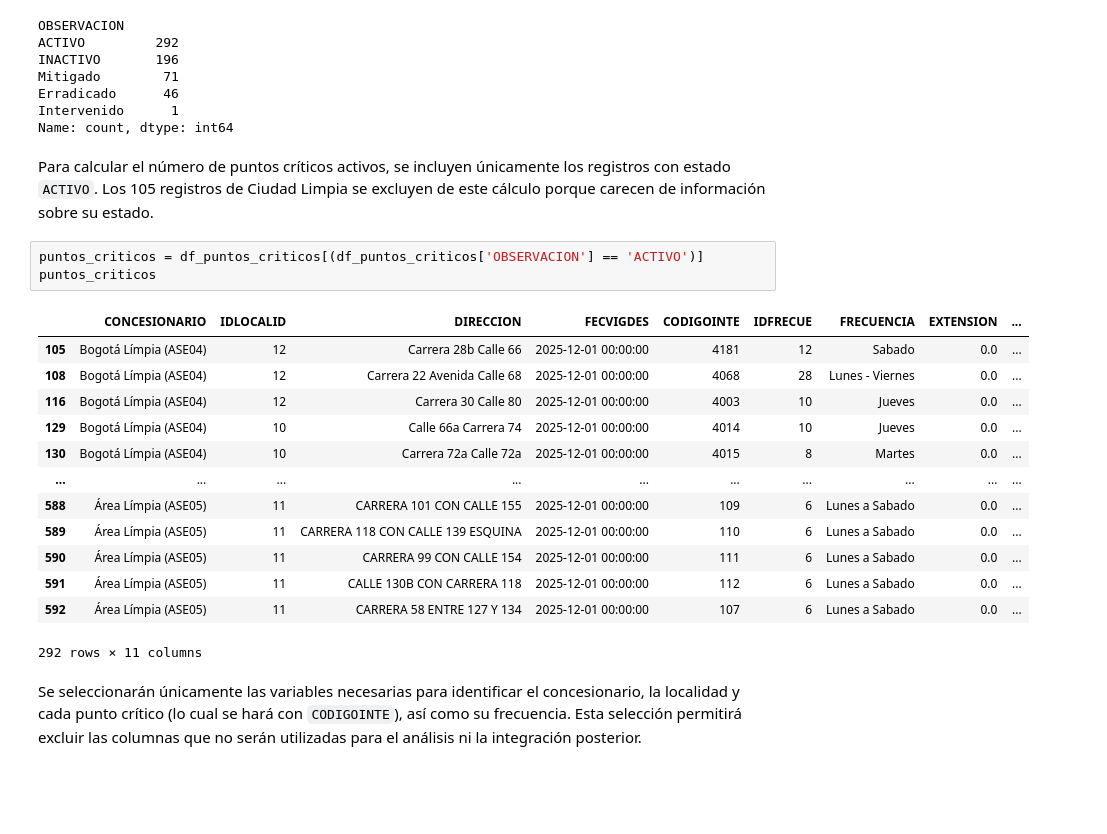
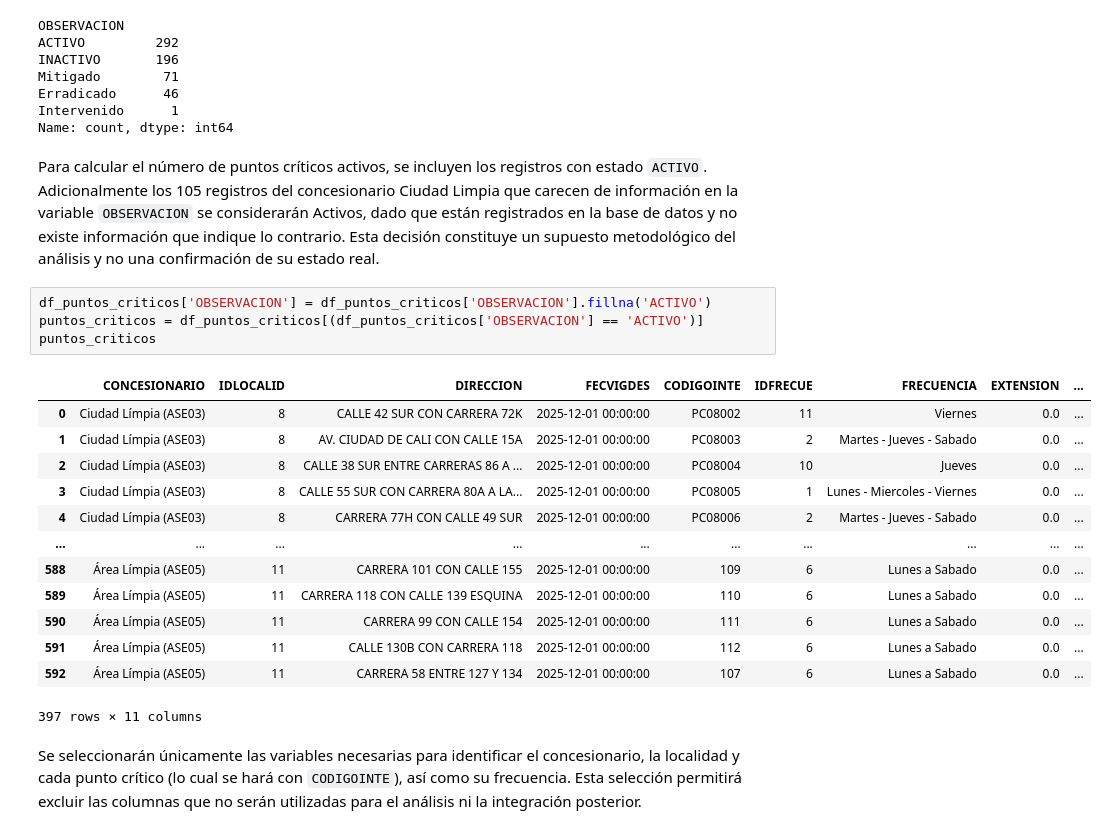
Before and after one commit to Ale92009/DATA1002_Proyecto2, a Jupyter notebook: notebooks/desarrollo.ipynb, the cells around one changed output. Drawn from its saved outputs; the diff is of its cells as text; blank space fills up the shorter version.

```diff
--- a/notebooks/desarrollo.ipynb
+++ b/notebooks/desarrollo.ipynb
@@ -351,24 +351,25 @@ Erradicado      46
 Intervenido      1
 Name: count, dtype: int64
 # %% [markdown]
-Para calcular el número de puntos críticos activos, se incluyen únicamente los registros con estado `ACTIVO`. Los 105 registros de Ciudad Limpia se excluyen de este cálculo porque carecen de información sobre su estado.
+Para calcular el número de puntos críticos activos, se incluyen los registros con estado `ACTIVO`. Adicionalmente los 105 registros del concesionario Ciudad Limpia que carecen de información en la variable `OBSERVACION` se considerarán Activos, dado que están registrados en la base de datos y no existe información que indique lo contrario. Esta decisión constituye un supuesto metodológico del análisis y no una confirmación de su estado real.
 # %%
+df_puntos_criticos['OBSERVACION'] = df_puntos_criticos['OBSERVACION'].fillna('ACTIVO')
 puntos_criticos = df_puntos_criticos[(df_puntos_criticos['OBSERVACION'] == 'ACTIVO')]
 puntos_criticos
 # %% [output]
 |  | CONCESIONARIO | IDLOCALID | DIRECCION | FECVIGDES | CODIGOINTE | IDFRECUE | FRECUENCIA | EXTENSION | ... |
-| 105 | Bogotá Límpia (ASE04) | 12 | Carrera 28b Calle 66 | 2025-12-01 00:00:00 | 4181 | 12 | Sabado | 0.0 | ... |
-| 108 | Bogotá Límpia (ASE04) | 12 | Carrera 22 Avenida Calle 68 | 2025-12-01 00:00:00 | 4068 | 28 | Lunes - Viernes | 0.0 | ... |
-| 116 | Bogotá Límpia (ASE04) | 12 | Carrera 30 Calle 80 | 2025-12-01 00:00:00 | 4003 | 10 | Jueves | 0.0 | ... |
-| 129 | Bogotá Límpia (ASE04) | 10 | Calle 66a Carrera 74 | 2025-12-01 00:00:00 | 4014 | 10 | Jueves | 0.0 | ... |
-| 130 | Bogotá Límpia (ASE04) | 10 | Carrera 72a Calle 72a | 2025-12-01 00:00:00 | 4015 | 8 | Martes | 0.0 | ... |
+| 0 | Ciudad Límpia (ASE03) | 8 | CALLE 42 SUR CON CARRERA 72K | 2025-12-01 00:00:00 | PC08002 | 11 | Viernes | 0.0 | ... |
+| 1 | Ciudad Límpia (ASE03) | 8 | AV. CIUDAD DE CALI CON CALLE 15A | 2025-12-01 00:00:00 | PC08003 | 2 | Martes - Jueves - Sabado | 0.0 | ... |
+| 2 | Ciudad Límpia (ASE03) | 8 | CALLE 38 SUR ENTRE CARRERAS 86 A ... | 2025-12-01 00:00:00 | PC08004 | 10 | Jueves | 0.0 | ... |
+| 3 | Ciudad Límpia (ASE03) | 8 | CALLE 55 SUR CON CARRERA 80A A LA... | 2025-12-01 00:00:00 | PC08005 | 1 | Lunes - Miercoles - Viernes | 0.0 | ... |
+| 4 | Ciudad Límpia (ASE03) | 8 | CARRERA 77H CON CALLE 49 SUR | 2025-12-01 00:00:00 | PC08006 | 2 | Martes - Jueves - Sabado | 0.0 | ... |
 | ... | ... | ... | ... | ... | ... | ... | ... | ... | ... |
 | 588 | Área Límpia (ASE05) | 11 | CARRERA 101 CON CALLE 155 | 2025-12-01 00:00:00 | 109 | 6 | Lunes a Sabado | 0.0 | ... |
 | 589 | Área Límpia (ASE05) | 11 | CARRERA 118 CON CALLE 139 ESQUINA | 2025-12-01 00:00:00 | 110 | 6 | Lunes a Sabado | 0.0 | ... |
 | 590 | Área Límpia (ASE05) | 11 | CARRERA 99 CON CALLE 154 | 2025-12-01 00:00:00 | 111 | 6 | Lunes a Sabado | 0.0 | ... |
 | 591 | Área Límpia (ASE05) | 11 | CALLE 130B CON CARRERA 118 | 2025-12-01 00:00:00 | 112 | 6 | Lunes a Sabado | 0.0 | ... |
 | 592 | Área Límpia (ASE05) | 11 | CARRERA 58 ENTRE 127 Y 134 | 2025-12-01 00:00:00 | 107 | 6 | Lunes a Sabado | 0.0 | ... |
-292 rows × 11 columns
+397 rows × 11 columns
 # %% [markdown]
 Se seleccionarán únicamente las variables necesarias para identificar el concesionario, la localidad y cada punto crítico (lo cual se hará con `CODIGOINTE`), así como su frecuencia. Esta selección permitirá excluir las columnas que no serán utilizadas para el análisis ni la integración posterior.
 # %%
```
Also changed, not shown: parts of 4 cells of this notebook.
